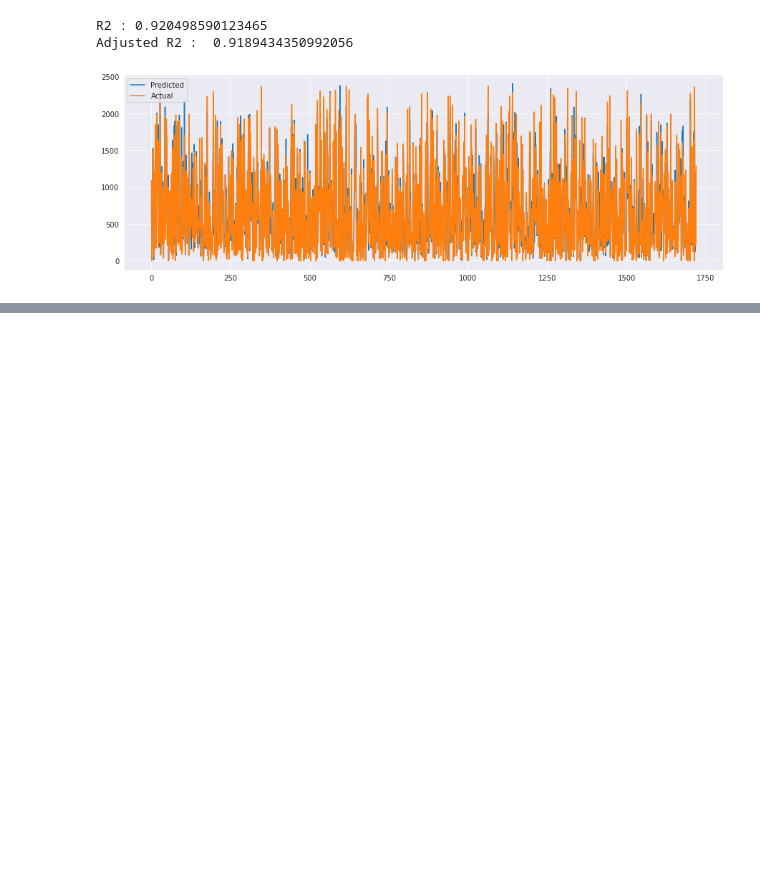
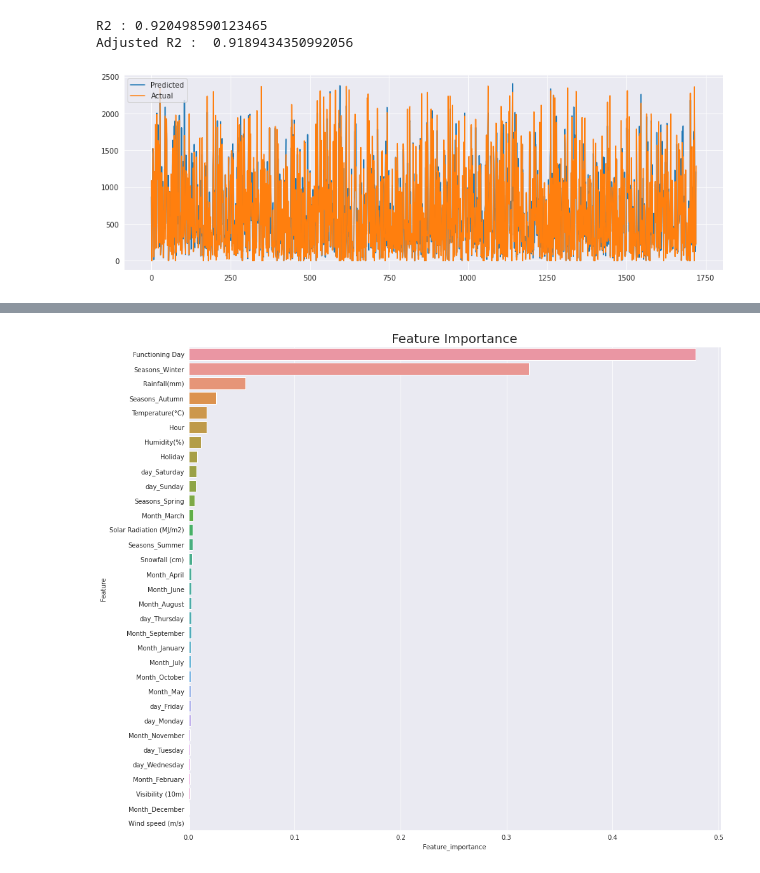
Before and after one commit to aloksingh43/Bike_sharing_demand_prediction, a Jupyter notebook: Bike_sharing_demand_prediction.ipynb, the cells around one changed output, grey strips where cells are left out. Cells and saved outputs as stored; diff of their text form; code cells hidden in the pictures; blank space fills up the shorter version.

```diff
--- a/Bike_sharing_demand_prediction.ipynb
+++ b/Bike_sharing_demand_prediction.ipynb
@@ -1210,0 +1249,4 @@ optimal_xgb_model=xgb_grid.best_estimator_
+# %%
+# Preparing dataframe of feature and important features in XGBoost regressor- as it showed the best result.
+impt_feat = pd.DataFrame({'Feature': df.columns[1:], 'Feature_importance': list(xgb_grid.best_estimator_.feature_importances_)})
+impt_feat
@@ -1210,0 +1271,10 @@ optimal_xgb_model=xgb_grid.best_estimator_
+# %%
+impt_feat.sort_values(by=['Feature_importance'],ascending=False,inplace=True)
+# %%
+# Plotting the graph to understand the details more
+plt.figure(figsize=(15,14))
+sns.barplot(y='Feature', x='Feature_importance', data=impt_feat)
+plt.title("Feature Importance", fontsize=20)
+plt.show()
+# %% [output]
+[figure, added]
```
Also changed, not shown: parts of 17 cells of this notebook.
